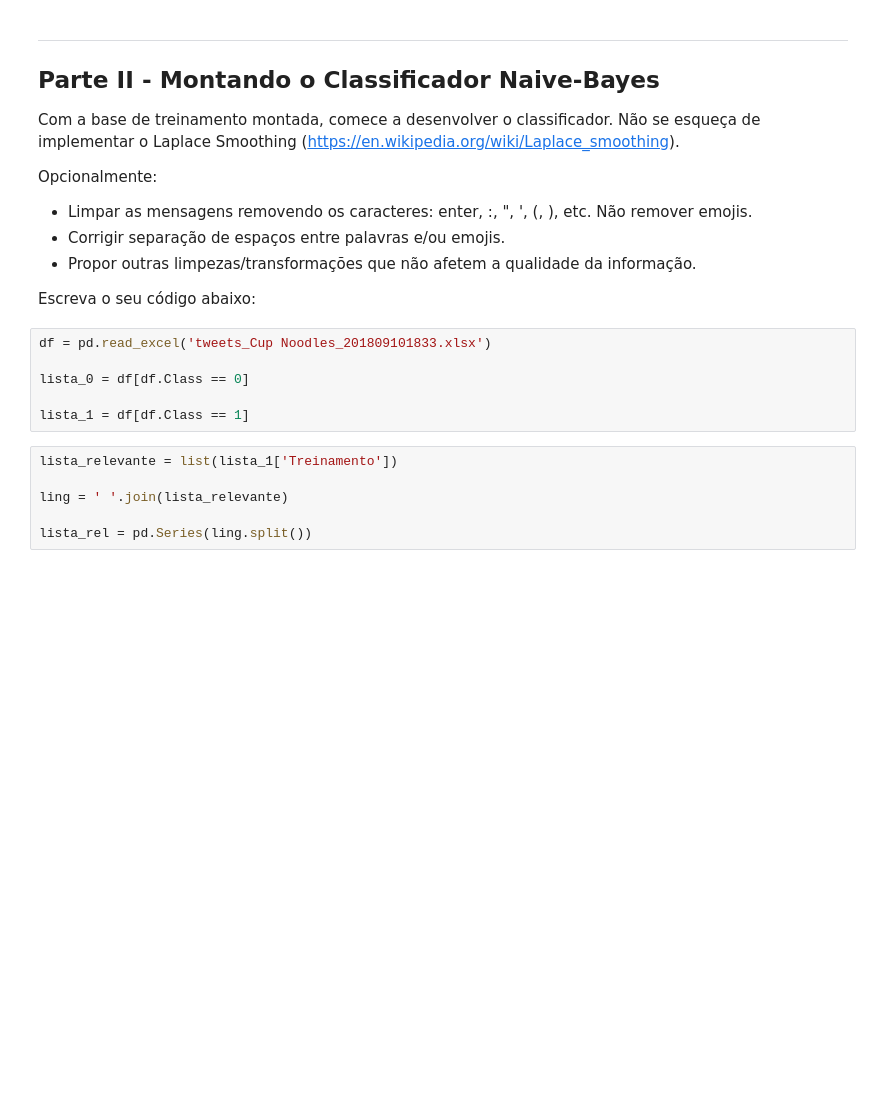
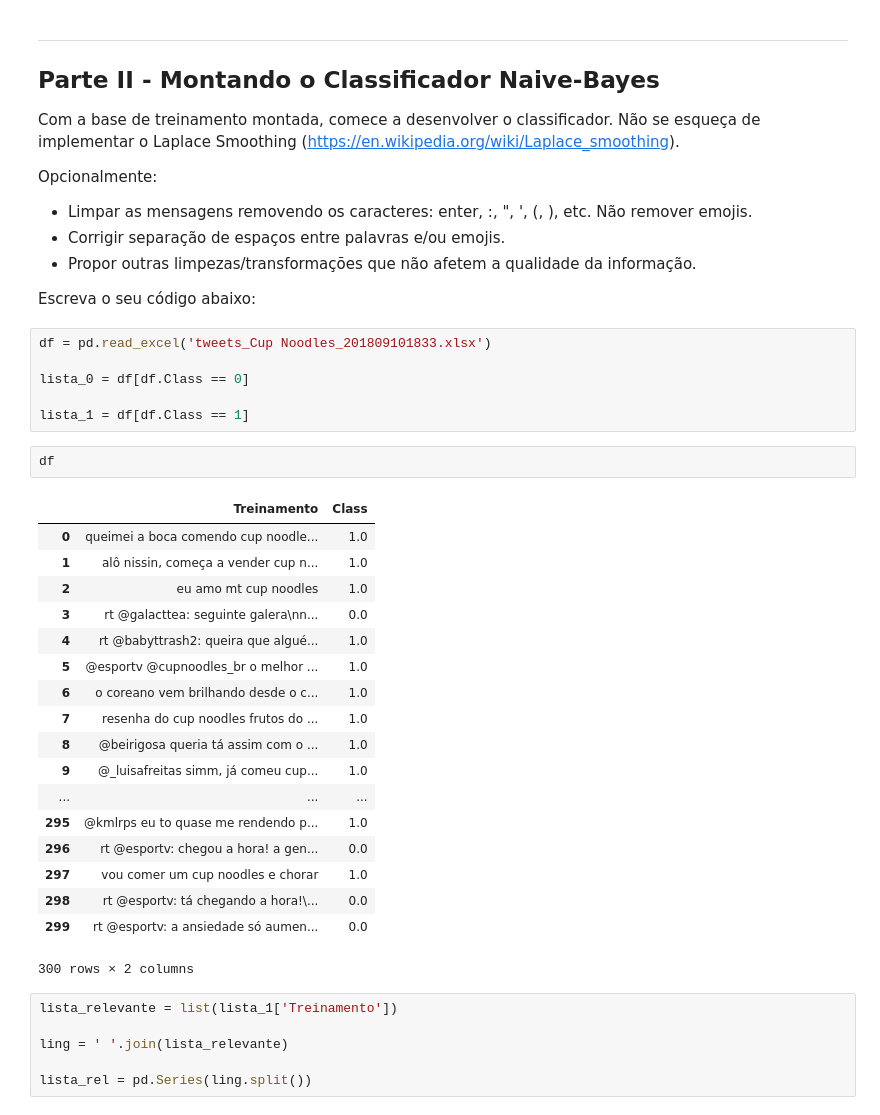
Before and after one commit to fontes99/C-Dados-P2, a Jupyter notebook: Projeto-2-Naive-Bayes.ipynb, the cells around one changed output. Cells and saved outputs as stored; diff of their text form; blank space fills up the shorter version.

```diff
--- a/Projeto-2-Naive-Bayes.ipynb
+++ b/Projeto-2-Naive-Bayes.ipynb
@@ -53,6 +53,27 @@ df = pd.read_excel('tweets_Cup Noodles_201809101833.xlsx')
 lista_0 = df[df.Class == 0]
 
 lista_1 = df[df.Class == 1]
+# %%
+df
+# %% [output]
+|  | Treinamento | Class |
+| 0 | queimei a boca comendo cup noodle... | 1.0 |
+| 1 | alô nissin, começa a vender cup n... | 1.0 |
+| 2 | eu amo mt cup noodles | 1.0 |
+| 3 | rt @galacttea: seguinte galera\nn... | 0.0 |
+| 4 | rt @babyttrash2: queira que algué... | 1.0 |
+| 5 | @esportv @cupnoodles_br o melhor ... | 1.0 |
+| 6 | o coreano vem brilhando desde o c... | 1.0 |
+| 7 | resenha do cup noodles frutos do ... | 1.0 |
+| 8 | @beirigosa queria tá assim com o ... | 1.0 |
+| 9 | @_luisafreitas simm, já comeu cup... | 1.0 |
+| ... | ... | ... |
+| 295 | @kmlrps eu to quase me rendendo p... | 1.0 |
+| 296 | rt @esportv: chegou a hora! a gen... | 0.0 |
+| 297 | vou comer um cup noodles e chorar | 1.0 |
+| 298 | rt @esportv: tá chegando a hora!\... | 0.0 |
+| 299 | rt @esportv: a ansiedade só aumen... | 0.0 |
+300 rows × 2 columns
 # %%
 lista_relevante = list(lista_1['Treinamento'])
 
```
Also changed, not shown: parts of 9 cells of this notebook.
